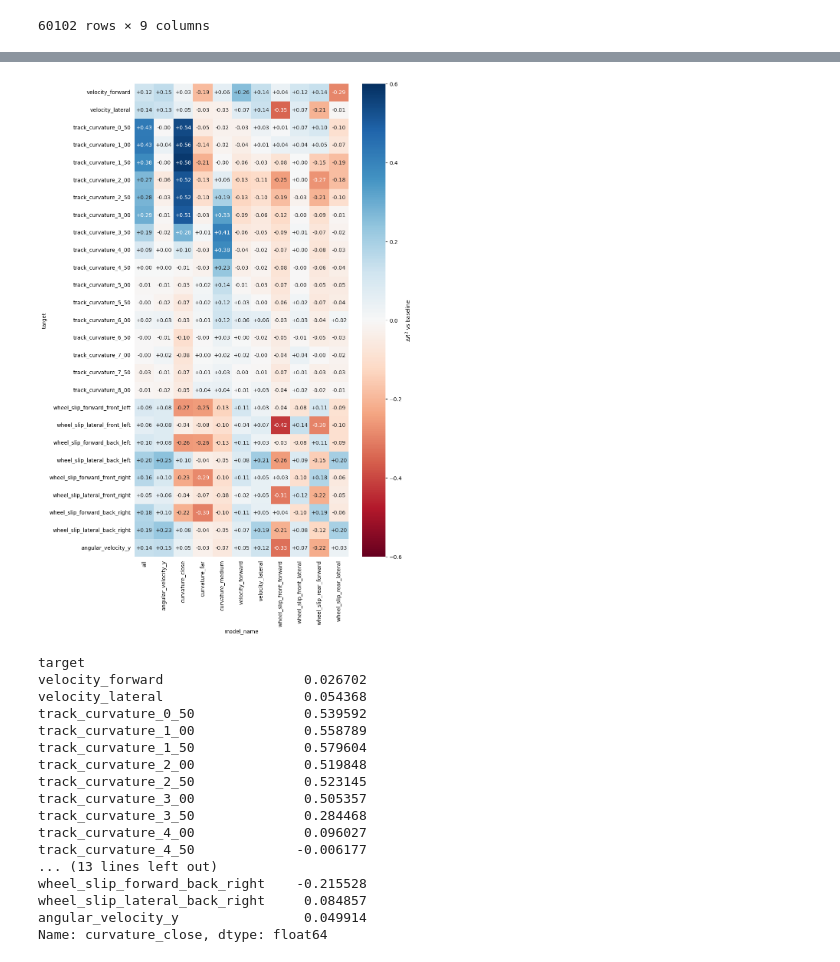
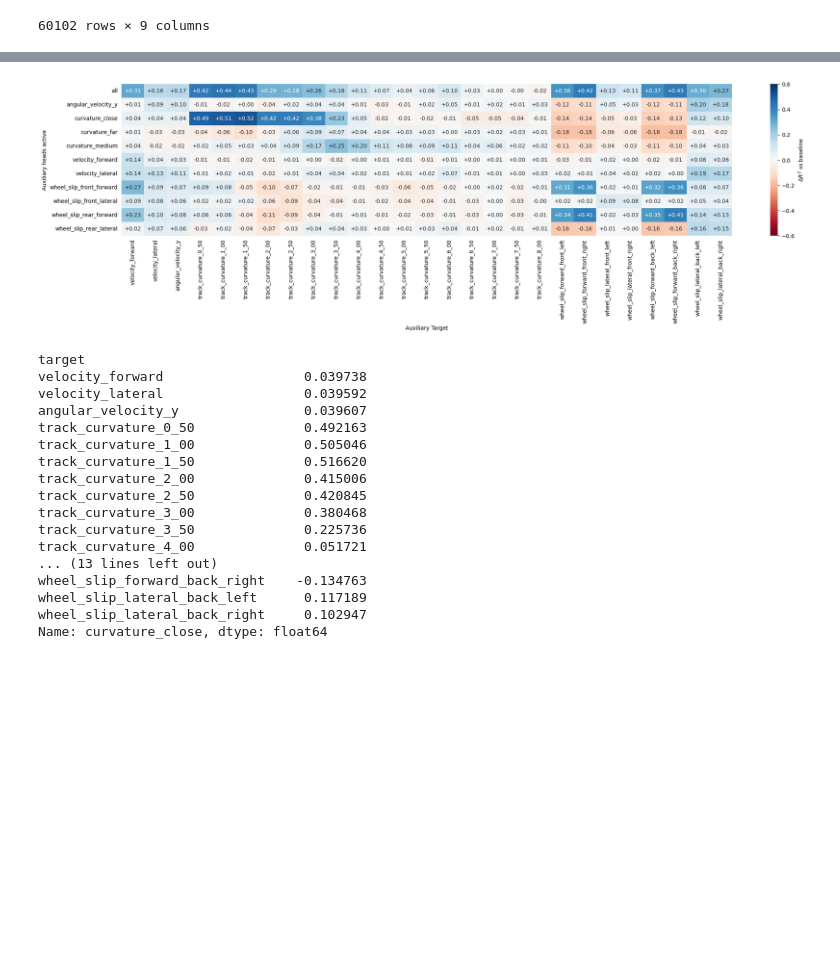
Before and after one commit to jacquesamsel/skripsie, a Jupyter notebook: aux_head_regression_results.ipynb, the cells around one changed output, grey strips where cells are left out. Cells and saved outputs as stored; diff of their text form; code cells hidden in the pictures; blank space fills up the shorter version.

```diff
--- a/aux_head_regression_results.ipynb
+++ b/aux_head_regression_results.ipynb
@@ -134,0 +63,19 @@ fig.savefig("results/figures/probe_heatmap.pdf")
+# %%
+to_show = data[data["model_name"] == "baseline"].pivot_table(index="iteration", columns="target", values="r2_score")[::-1]
+to_show = to_show[to_show.columns[to_show.loc[600].argsort()][::-1]]
+plt.figure(figsize=(10, 5))
+ax = sns.heatmap(to_show, cmap="viridis")
+ax.set(xlabel="Auxiliary target", ylabel="Iteration")
+
+rect1 = mpatches.Rectangle((15, 0.1), 5, 20.8,
+                          linewidth=2, edgecolor="#ffbebe", facecolor='none')
+rect2 = mpatches.Rectangle((10, 0.1), 1, 20.8,
+                          linewidth=2, edgecolor='#ffbebe', facecolor='none')
+rect3 = mpatches.Rectangle((12, 0.1), 1, 20.8,
+                          linewidth=2, edgecolor='#ffbebe', facecolor='none')
+ax.add_patch(rect1)
+ax.add_patch(rect2)
+ax.add_patch(rect3)
+
+plt.xticks(rotation=45, ha="right", rotation_mode="anchor")
+plt.savefig("results/figures/probe_heatmap.pdf")
@@ -135,47 +186,51 @@ fig.savefig("results/figures/probe_heatmap.pdf")
 # %%
-aux_weight = 1.0
+aux_weight = 0.3
 
 pivot = (
     data[((data["aux_weight"] == aux_weight) | (data["model_name"] == "baseline"))
          & (data["iteration"] == 600)]
     .groupby(["model_name", "target"])["r2_score"]
     .mean()
     .unstack("target")
     .reindex(columns=AUX_HEAD_KEYS)
 )
 
 delta = pivot.sub(pivot.loc["baseline"], axis="columns").drop(index="baseline")
 
-plt.figure(figsize=(9, 16))
-sns.heatmap(
-    delta.T,
+plt.figure(figsize=(25, 5))
+heatmap = sns.heatmap(
+    delta,
     cmap="RdBu",
     center=0,
     vmin=-0.6, vmax=0.6,
     cbar_kws={"label": r"$\Delta R^2$ vs baseline"},
     annot=True,
     fmt="+.2f"
-).tick_params(left=False, bottom=False)
+)
+
+
+heatmap.tick_params(left=False, bottom=False)
+heatmap.set(xlabel="Auxiliary Target", ylabel="Auxiliary heads active")
 plt.savefig("results/figures/probe_heatmap_delta_vs_baseline.pdf", bbox_inches='tight')
 # %% [output]
-[figure, old version]
+[figure, new version]
 # %%
 pivot.sub(pivot.loc["baseline"]).loc["curvature_close"]
 # %% [output]
 target
-velocity_forward                  0.026702
-velocity_lateral                  0.054368
-track_curvature_0_50              0.539592
-track_curvature_1_00              0.558789
-track_curvature_1_50              0.579604
-track_curvature_2_00              0.519848
-track_curvature_2_50              0.523145
-track_curvature_3_00              0.505357
-track_curvature_3_50              0.284468
-track_curvature_4_00              0.096027
-track_curvature_4_50             -0.006177
+velocity_forward                  0.039738
+velocity_lateral                  0.039592
+angular_velocity_y                0.039607
+track_curvature_0_50              0.492163
+track_curvature_1_00              0.505046
+track_curvature_1_50              0.516620
+track_curvature_2_00              0.415006
+track_curvature_2_50              0.420845
+track_curvature_3_00              0.380468
+track_curvature_3_50              0.225736
+track_curvature_4_00              0.051721
 ... (13 lines left out)
-wheel_slip_forward_back_right    -0.215528
-wheel_slip_lateral_back_right     0.084857
-angular_velocity_y                0.049914
+wheel_slip_forward_back_right    -0.134763
+wheel_slip_lateral_back_left      0.117189
+wheel_slip_lateral_back_right     0.102947
 Name: curvature_close, dtype: float64
```
Also changed, not shown: parts of 9 cells of this notebook, 20 other files.
